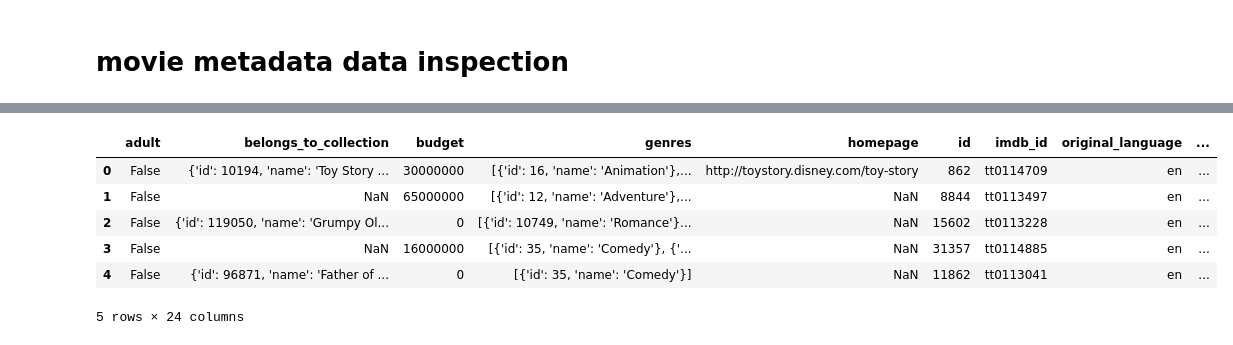
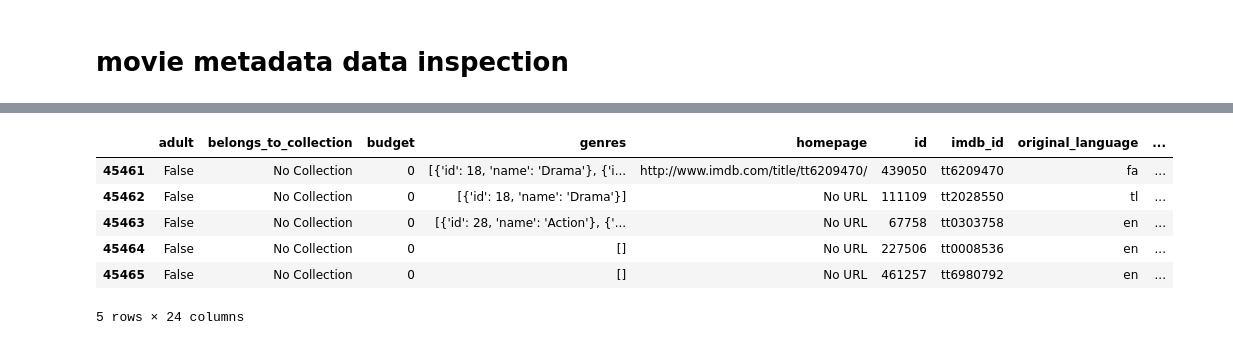
Before and after one commit to yashsati072-create/Movie-Recommendation-System, a Jupyter notebook: Movie-Recommendation-System.ipynb, the cells around one changed output, grey strips where cells are left out. Saved outputs shown, nothing was run; the diff lists cells and outputs as text; code cells hidden in the pictures.

```diff
--- a/Movie-Recommendation-System.ipynb
+++ b/Movie-Recommendation-System.ipynb
@@ -132,11 +175,11 @@ Duplicate:0)
 # %%
-movie_da.head()
+movie_da.tail()
 # %% [output]
 |  | adult | belongs_to_collection | budget | genres | homepage | id | imdb_id | original_language | ... |
-| 0 | False | {'id': 10194, 'name': 'Toy Story ... | 30000000 | [{'id': 16, 'name': 'Animation'},... | http://toystory.disney.com/toy-story | 862 | tt0114709 | en | ... |
-| 1 | False | NaN | 65000000 | [{'id': 12, 'name': 'Adventure'},... | NaN | 8844 | tt0113497 | en | ... |
-| 2 | False | {'id': 119050, 'name': 'Grumpy Ol... | 0 | [{'id': 10749, 'name': 'Romance'}... | NaN | 15602 | tt0113228 | en | ... |
-| 3 | False | NaN | 16000000 | [{'id': 35, 'name': 'Comedy'}, {'... | NaN | 31357 | tt0114885 | en | ... |
-| 4 | False | {'id': 96871, 'name': 'Father of ... | 0 | [{'id': 35, 'name': 'Comedy'}] | NaN | 11862 | tt0113041 | en | ... |
+| 45461 | False | No Collection | 0 | [{'id': 18, 'name': 'Drama'}, {'i... | http://www.imdb.com/title/tt6209470/ | 439050 | tt6209470 | fa | ... |
+| 45462 | False | No Collection | 0 | [{'id': 18, 'name': 'Drama'}] | No URL | 111109 | tt2028550 | tl | ... |
+| 45463 | False | No Collection | 0 | [{'id': 28, 'name': 'Action'}, {'... | No URL | 67758 | tt0303758 | en | ... |
+| 45464 | False | No Collection | 0 | [] | No URL | 227506 | tt0008536 | en | ... |
+| 45465 | False | No Collection | 0 | [] | No URL | 461257 | tt6980792 | en | ... |
 5 rows × 24 columns
 # %%
```
Also changed, not shown: parts of 11 cells of this notebook.
